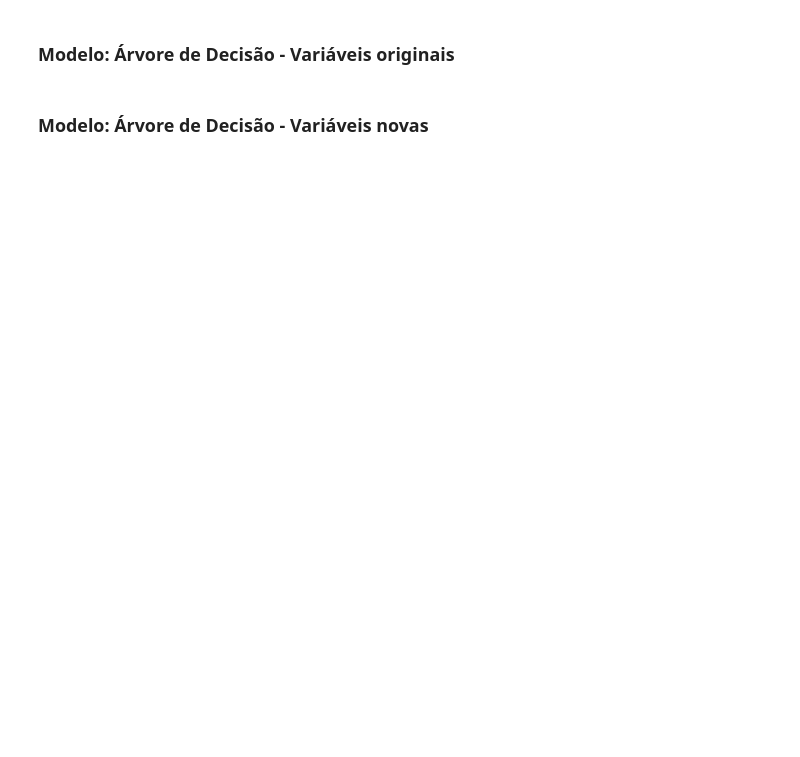
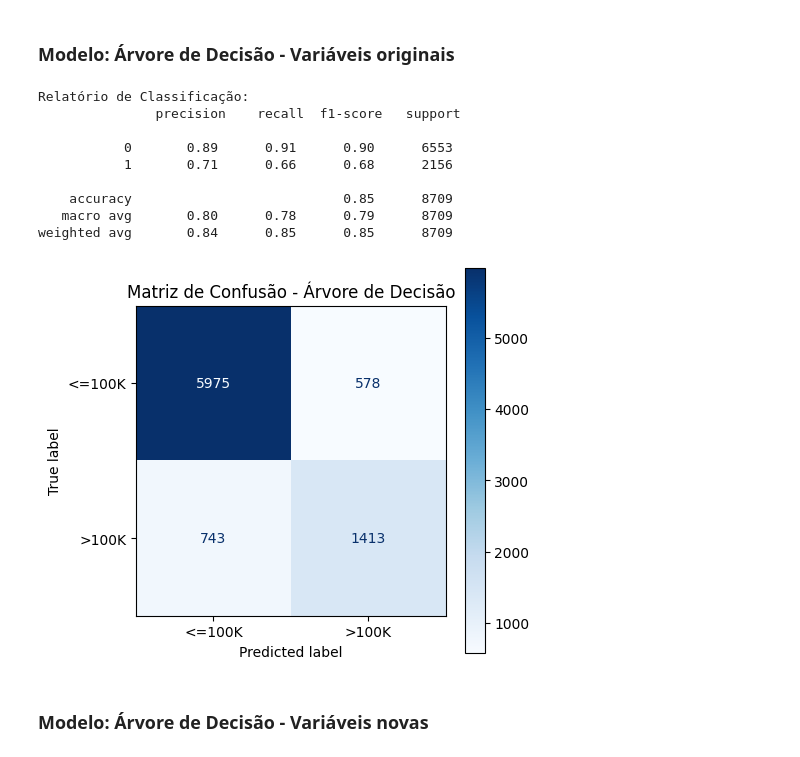
Before and after one commit to lincolngmc/caixaVersoGrupo5Modulo2, a Jupyter notebook: analise_adult_income_final.ipynb, the cells around one changed output. Drawn from its saved outputs; the diff is of its cells as text; code cells hidden in the pictures; blank space fills up the shorter version.

```diff
--- a/analise_adult_income_final.ipynb
+++ b/analise_adult_income_final.ipynb
@@ -1037,36 +1295,47 @@ colunas_numericas_original = ['age', 'education.num', 'workclass.num',
 ]
 
 df_num_original = df[colunas_numericas_original]
 
 # Definir variáveis independentes (X) e alvo (y)
 X = df_num_original.drop('income.num', axis=1)   # 'income' é a coluna alvo (>100K ou <=100K)
 y = df_num_original['income.num']
 
 # Dividir em treino e teste
 X_train, X_test, y_train, y_test = train_test_split(X, y, test_size=0.3, random_state=42, stratify=y)
 
 # Criar e treinar modelo de Árvore de Decisão
-dt_model = DecisionTreeClassifier(
+dt_model_original = DecisionTreeClassifier(
     criterion='gini',   # ou 'entropy'
     max_depth=10,       # limitar profundidade para evitar overfitting
     random_state=42
 )
-dt_model.fit(X_train, y_train)
+dt_model_original.fit(X_train, y_train)
 
 # Fazer previsões
-y_pred = dt_model.predict(X_test)
+y_pred = dt_model_original.predict(X_test)
 
 # Relatório detalhado
 print("\nRelatório de Classificação:\n", classification_report(y_test, y_pred))
 
 # Calcular e exibir a matriz de confusão
 cm = confusion_matrix(y_test, y_pred)
 disp = ConfusionMatrixDisplay(confusion_matrix=cm, display_labels=['<=100K', '>100K'])
 fig, ax = plt.subplots(figsize=(5, 5))
 disp.plot(cmap='Blues', ax=ax, values_format='d')
 plt.title("Matriz de Confusão - Árvore de Decisão")
 plt.grid(False)
 plt.show()
+# %% [output]
+Relatório de Classificação:
+               precision    recall  f1-score   support
+
+           0       0.89      0.91      0.90      6553
+           1       0.71      0.66      0.68      2156
+
+    accuracy                           0.85      8709
+   macro avg       0.80      0.78      0.79      8709
+weighted avg       0.84      0.85      0.85      8709
+[figure, added]
 # %% [markdown]
 ### Modelo: Árvore de Decisão - Variáveis novas
 # %%
```
Also changed, not shown: parts of 39 cells of this notebook.
